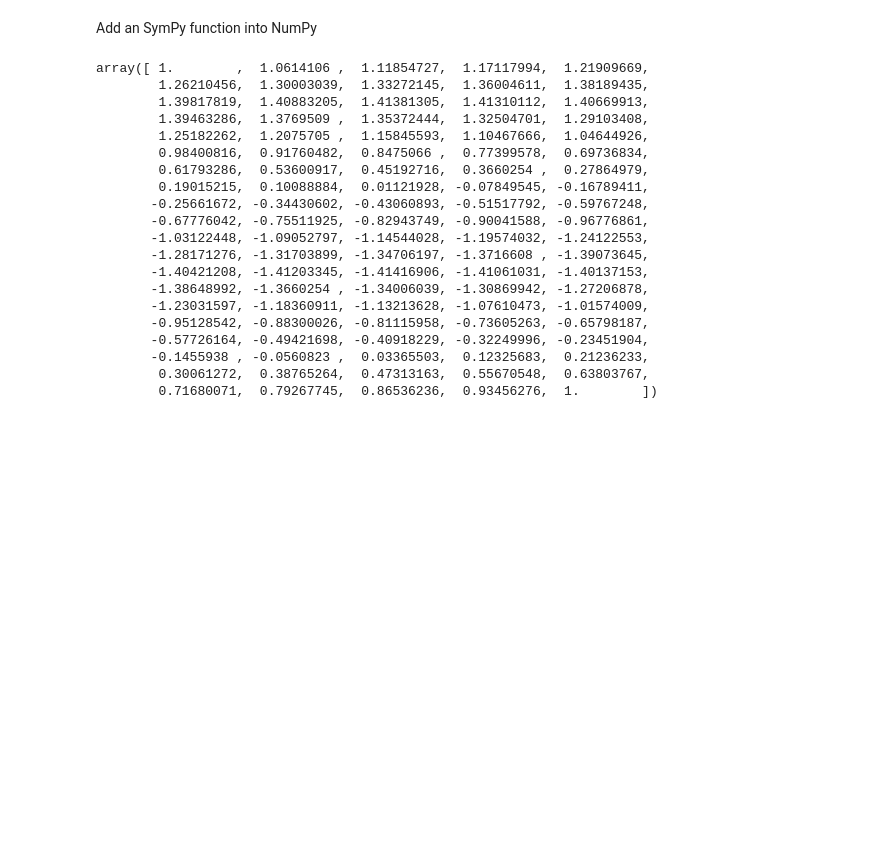
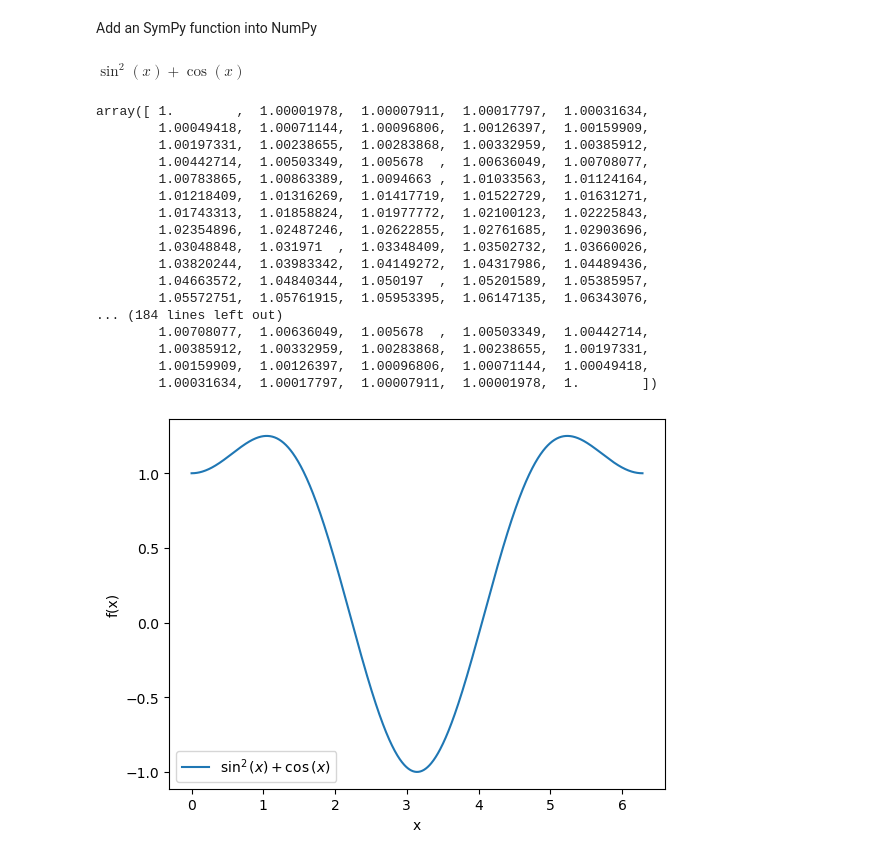
Before and after one commit to harryng0312/learn-math, a Jupyter notebook: sample.ipynb, the cells around one changed output. Cells and saved outputs as stored; diff of their text form; code cells hidden in the pictures; blank space fills up the shorter version.

```diff
--- a/sample.ipynb
+++ b/sample.ipynb
@@ -47,31 +48,42 @@ mmu = M-mu
 Add an SymPy function into NumPy
 # %%
 x = sp.symbols('x')
-expr = sp.sin(x) + sp.cos(x)
+expr = sp.sin(x)**2 + sp.cos(x)
+# print(f"{sp.latex(expr)}")
+expr
+# %% [output]
+$\displaystyle \sin^{2}{\left(x \right)} + \cos{\left(x \right)}$
 # %%
 f = sp.lambdify(x, expr, 'numpy')
 # %%
-x_values = np.linspace(0, 2 * np.pi, 100)
+x_values = np.linspace(0, 2 * np.pi, 1_000)
 y_values = f(x_values)
 y_values
 # %% [output]
-array([ 1.        ,  1.0614106 ,  1.11854727,  1.17117994,  1.21909669,
-        1.26210456,  1.30003039,  1.33272145,  1.36004611,  1.38189435,
-        1.39817819,  1.40883205,  1.41381305,  1.41310112,  1.40669913,
-        1.39463286,  1.3769509 ,  1.35372444,  1.32504701,  1.29103408,
-        1.25182262,  1.2075705 ,  1.15845593,  1.10467666,  1.04644926,
-        0.98400816,  0.91760482,  0.8475066 ,  0.77399578,  0.69736834,
-        0.61793286,  0.53600917,  0.45192716,  0.3660254 ,  0.27864979,
-        0.19015215,  0.10088884,  0.01121928, -0.07849545, -0.16789411,
-       -0.25661672, -0.34430602, -0.43060893, -0.51517792, -0.59767248,
-       -0.67776042, -0.75511925, -0.82943749, -0.90041588, -0.96776861,
-       -1.03122448, -1.09052797, -1.14544028, -1.19574032, -1.24122553,
-       -1.28171276, -1.31703899, -1.34706197, -1.3716608 , -1.39073645,
-       -1.40421208, -1.41203345, -1.41416906, -1.41061031, -1.40137153,
-       -1.38648992, -1.3660254 , -1.34006039, -1.30869942, -1.27206878,
-       -1.23031597, -1.18360911, -1.13213628, -1.07610473, -1.01574009,
-       -0.95128542, -0.88300026, -0.81115958, -0.73605263, -0.65798187,
-       -0.57726164, -0.49421698, -0.40918229, -0.32249996, -0.23451904,
-       -0.1455938 , -0.0560823 ,  0.03365503,  0.12325683,  0.21236233,
-        0.30061272,  0.38765264,  0.47313163,  0.55670548,  0.63803767,
-        0.71680071,  0.79267745,  0.86536236,  0.93456276,  1.        ])
+array([ 1.        ,  1.00001978,  1.00007911,  1.00017797,  1.00031634,
+        1.00049418,  1.00071144,  1.00096806,  1.00126397,  1.00159909,
+        1.00197331,  1.00238655,  1.00283868,  1.00332959,  1.00385912,
+        1.00442714,  1.00503349,  1.005678  ,  1.00636049,  1.00708077,
+        1.00783865,  1.00863389,  1.0094663 ,  1.01033563,  1.01124164,
+        1.01218409,  1.01316269,  1.01417719,  1.01522729,  1.01631271,
+        1.01743313,  1.01858824,  1.01977772,  1.02100123,  1.02225843,
+        1.02354896,  1.02487246,  1.02622855,  1.02761685,  1.02903696,
+        1.03048848,  1.031971  ,  1.03348409,  1.03502732,  1.03660026,
+        1.03820244,  1.03983342,  1.04149272,  1.04317986,  1.04489436,
+        1.04663572,  1.04840344,  1.050197  ,  1.05201589,  1.05385957,
+        1.05572751,  1.05761915,  1.05953395,  1.06147135,  1.06343076,
+... (184 lines left out)
+        1.00708077,  1.00636049,  1.005678  ,  1.00503349,  1.00442714,
+        1.00385912,  1.00332959,  1.00283868,  1.00238655,  1.00197331,
+        1.00159909,  1.00126397,  1.00096806,  1.00071144,  1.00049418,
+        1.00031634,  1.00017797,  1.00007911,  1.00001978,  1.        ])
+# %%
+plt.plot(x_values, y_values, label=f"${sp.latex(expr)}$")
+axes = plt.gca()
+plt.xlabel('x')
+plt.ylabel('f(x)')
+axes.tick_params(axis='both', which='major', labelsize=10)
+plt.legend()
+plt.show()
+# %% [output]
+[figure, added]
```
Also changed, not shown: parts of 2 cells of this notebook.
